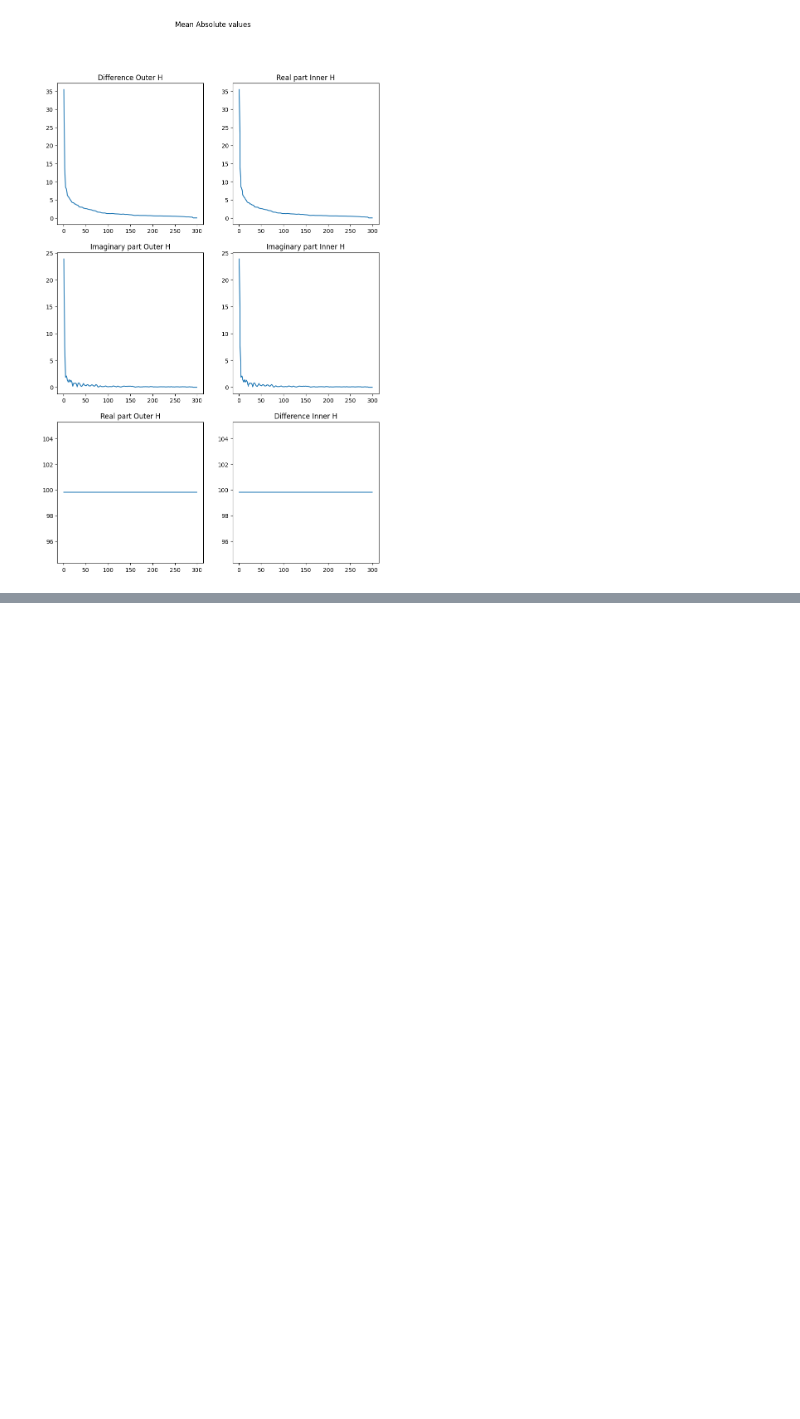
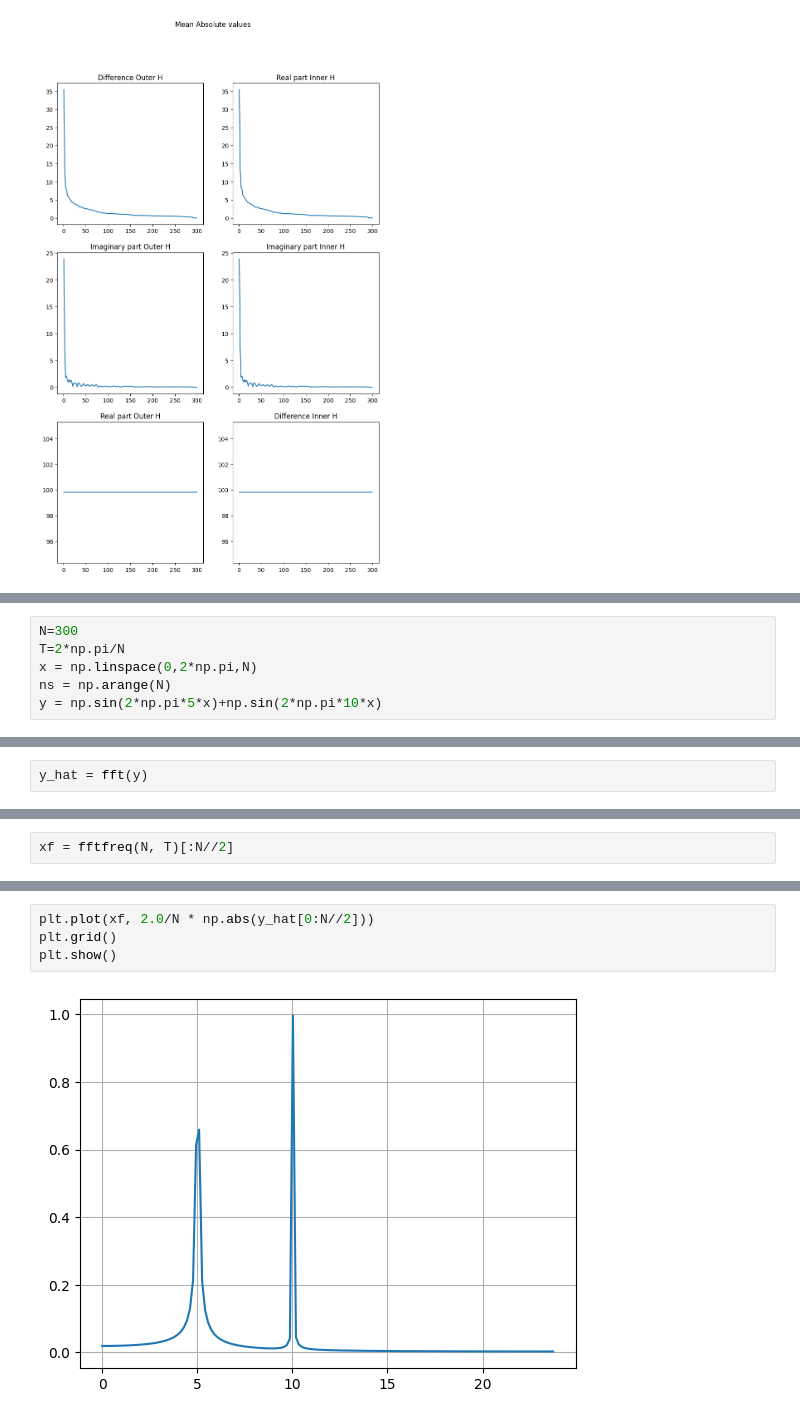
Before and after one commit to sindrol/Image-Processing, a Jupyter notebook: Exercise4.ipynb, the cells around one changed output, grey strips where cells are left out. Saved outputs shown, nothing was run; the diff lists cells and outputs as text; blank space fills up the shorter version.

```diff
--- a/Exercise4.ipynb
+++ b/Exercise4.ipynb
@@ -240,0 +243,6 @@ plt.show()
+# %%
+N=300
+T=2*np.pi/N
+x = np.linspace(0,2*np.pi,N)
+ns = np.arange(N)
+y = np.sin(2*np.pi*5*x)+np.sin(2*np.pi*10*x)
@@ -240,0 +253,2 @@ plt.show()
+# %%
+y_hat = fft(y)
@@ -240,0 +265,2 @@ plt.show()
+# %%
+xf = fftfreq(N, T)[:N//2]
@@ -240,0 +287,6 @@ plt.show()
+# %%
+plt.plot(xf, 2.0/N * np.abs(y_hat[0:N//2]))
+plt.grid()
+plt.show()
+# %% [output]
+[figure, added]
```
Also changed, not shown: parts of 7 cells of this notebook.
